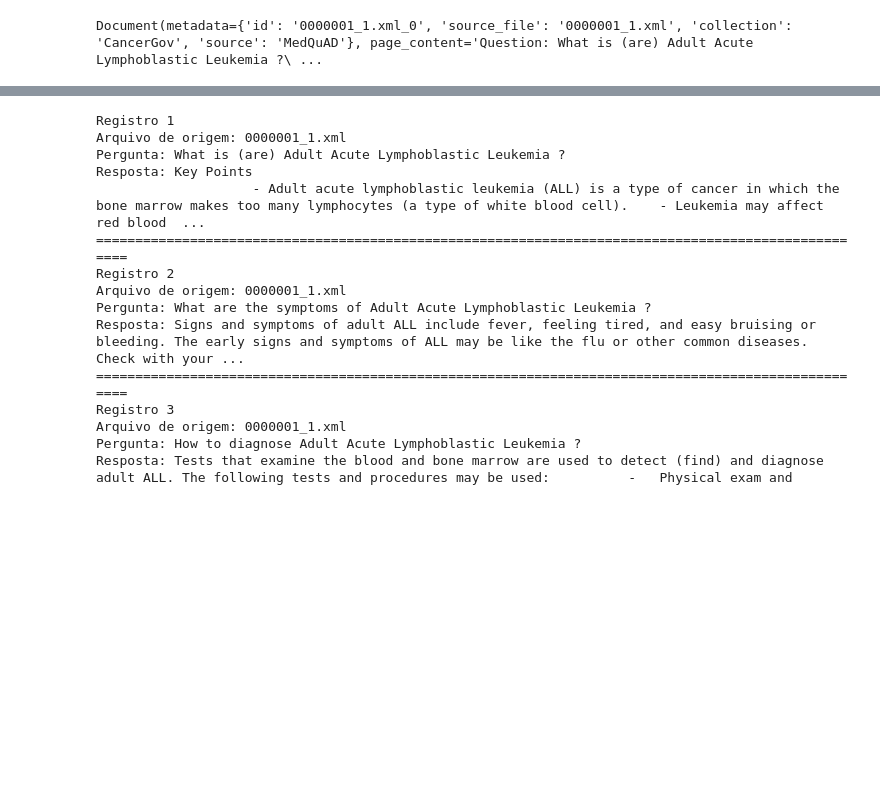
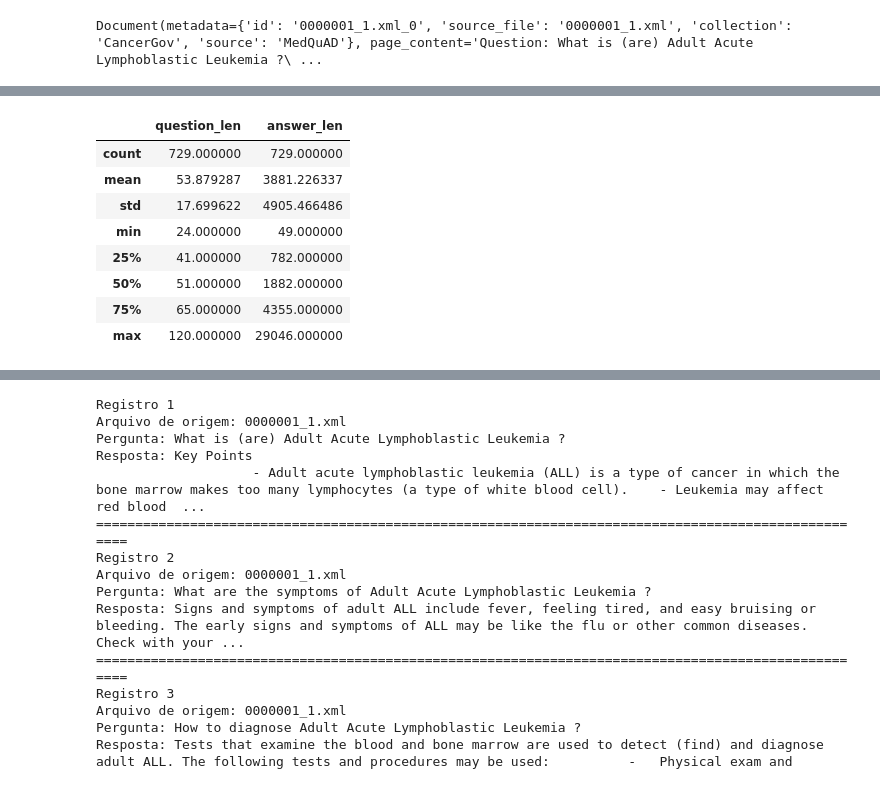
Before and after one commit to KeityPires/tech-challenge-ia-diagnostico, a Jupyter notebook: notebooks/03_medquad_exploracao copy.ipynb, the cells around one changed output, grey strips where cells are left out. Cells and saved outputs as stored; diff of their text form; code cells hidden in the pictures; blank space fills up the shorter version.

```diff
--- a/notebooks/03_medquad_exploracao copy.ipynb
+++ b/notebooks/03_medquad_exploracao copy.ipynb
@@ -309,0 +380,15 @@ Document(metadata={'id': '0000001_1.xml_0', 'source_file': '0000001_1.xml', 'col
+# %%
+finetune_df["question_len"] = finetune_df["question"].str.len()
+finetune_df["answer_len"] = finetune_df["answer"].str.len()
+
+finetune_df[["question_len", "answer_len"]].describe()
+# %% [output]
+|  | question_len | answer_len |
+| count | 729.000000 | 729.000000 |
+| mean | 53.879287 | 3881.226337 |
+| std | 17.699622 | 4905.466486 |
+| min | 24.000000 | 49.000000 |
+| 25% | 41.000000 | 782.000000 |
+| 50% | 51.000000 | 1882.000000 |
+| 75% | 65.000000 | 4355.000000 |
+| max | 120.000000 | 29046.000000 |
```
Also changed, not shown: parts of 19 cells of this notebook, 1 other file.
